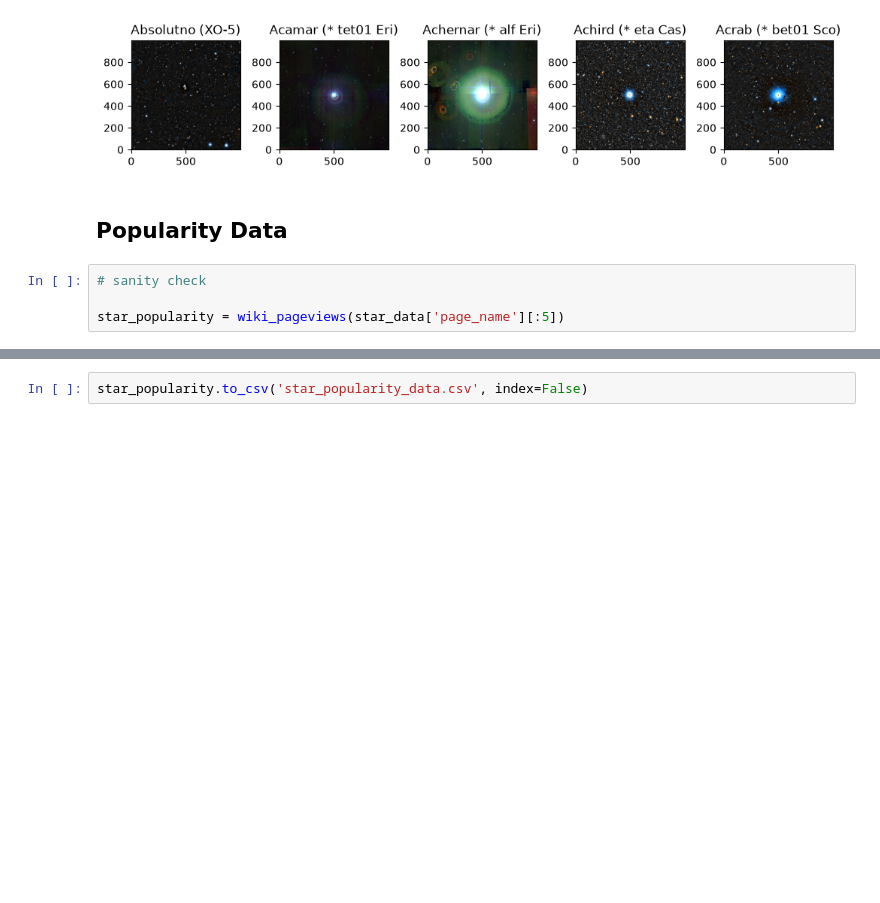
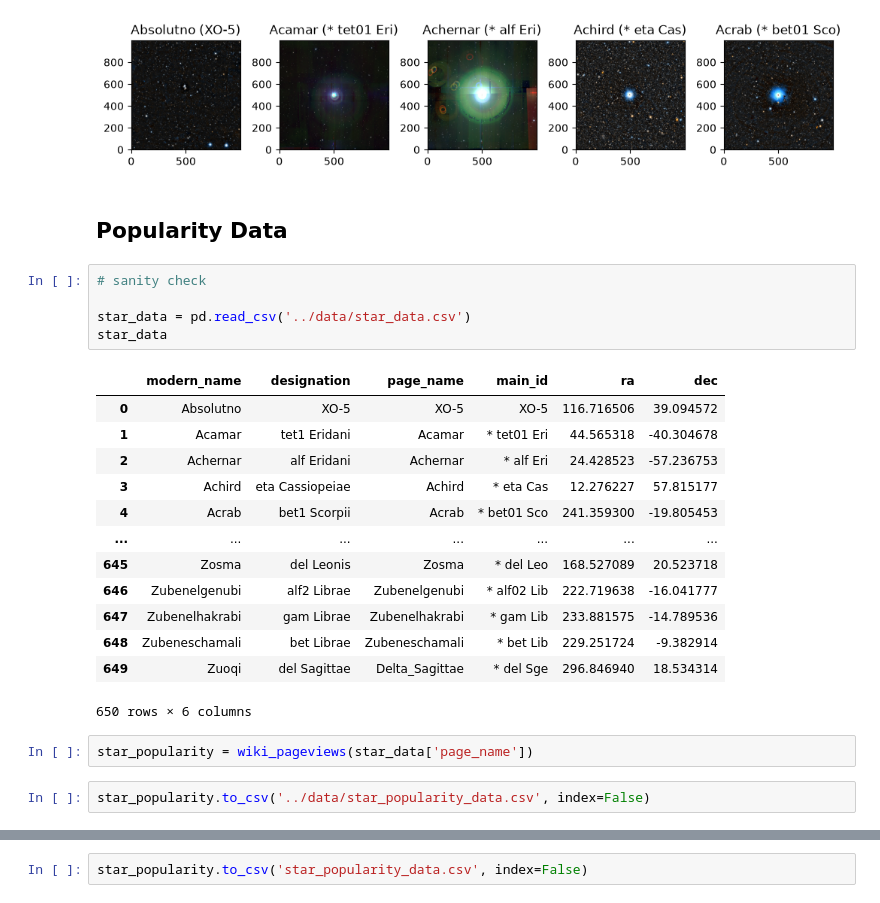
Before and after one commit to etu8924/CelestialCelebs, a Jupyter notebook: sophia_research/img_processing.ipynb, the cells around one changed output, grey strips where cells are left out. Saved outputs shown, nothing was run; the diff lists cells and outputs as text; blank space fills up the shorter version.

```diff
--- a/sophia_research/img_processing.ipynb
+++ b/sophia_research/img_processing.ipynb
@@ -143,5 +143,24 @@ retrieving image for Acrab (* bet01 Sco)...
 # %%
 # sanity check
 
-star_popularity = wiki_pageviews(star_data['page_name'][:5])
+star_data = pd.read_csv('../data/star_data.csv')
+star_data
+# %% [output]
+|  | modern_name | designation | page_name | main_id | ra | dec |
+| 0 | Absolutno | XO-5 | XO-5 | XO-5 | 116.716506 | 39.094572 |
+| 1 | Acamar | tet1 Eridani | Acamar | * tet01 Eri | 44.565318 | -40.304678 |
+| 2 | Achernar | alf Eridani | Achernar | * alf Eri | 24.428523 | -57.236753 |
+| 3 | Achird | eta Cassiopeiae | Achird | * eta Cas | 12.276227 | 57.815177 |
+| 4 | Acrab | bet1 Scorpii | Acrab | * bet01 Sco | 241.359300 | -19.805453 |
+| ... | ... | ... | ... | ... | ... | ... |
+| 645 | Zosma | del Leonis | Zosma | * del Leo | 168.527089 | 20.523718 |
+| 646 | Zubenelgenubi | alf2 Librae | Zubenelgenubi | * alf02 Lib | 222.719638 | -16.041777 |
+| 647 | Zubenelhakrabi | gam Librae | Zubenelhakrabi | * gam Lib | 233.881575 | -14.789536 |
+| 648 | Zubeneschamali | bet Librae | Zubeneschamali | * bet Lib | 229.251724 | -9.382914 |
+| 649 | Zuoqi | del Sagittae | Delta_Sagittae | * del Sge | 296.846940 | 18.534314 |
+650 rows × 6 columns
+# %%
+star_popularity = wiki_pageviews(star_data['page_name'])
+# %%
+star_popularity.to_csv('../data/star_popularity_data.csv', index=False)
 # %%
```
Also changed, not shown: parts of 1 cell of this notebook, 3 other files.
